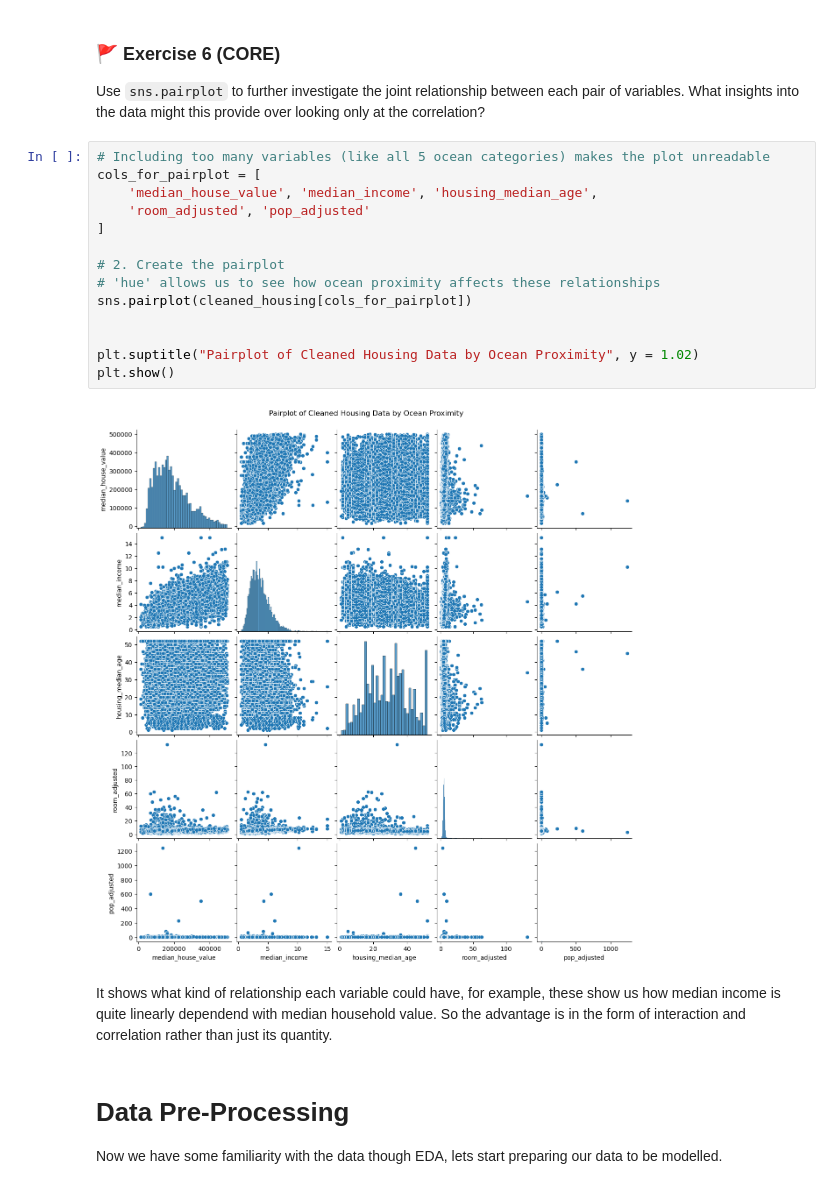
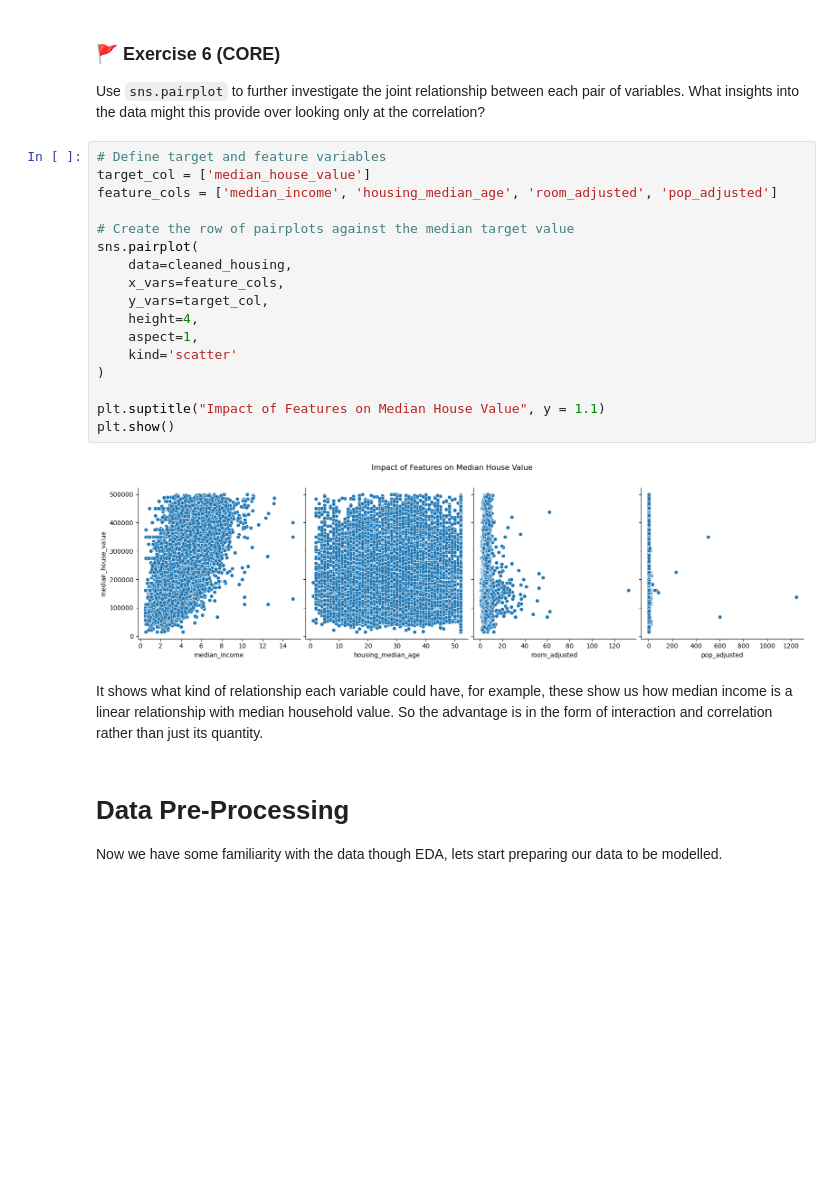
Before and after one commit to aaroparkkinen/MLP_2026_week01, a Jupyter notebook: mlp_week01.ipynb, the cells around one changed output. Saved outputs shown, nothing was run; the diff lists cells and outputs as text; blank space fills up the shorter version.

```diff
--- a/mlp_week01.ipynb
+++ b/mlp_week01.ipynb
@@ -372,23 +372,26 @@ Finally, removing noise is important and for example, the variable Island having
 
 Use `sns.pairplot` to further investigate the joint relationship between each pair of variables. What insights into the data might this provide over looking only at the correlation?
 # %%
-# Including too many variables (like all 5 ocean categories) makes the plot unreadable
-cols_for_pairplot = [
-    'median_house_value', 'median_income', 'housing_median_age',
-    'room_adjusted', 'pop_adjusted'
-]
+# Define target and feature variables
+target_col = ['median_house_value']
+feature_cols = ['median_income', 'housing_median_age', 'room_adjusted', 'pop_adjusted']
 
-# 2. Create the pairplot
-# 'hue' allows us to see how ocean proximity affects these relationships
-sns.pairplot(cleaned_housing[cols_for_pairplot])
+# Create the row of pairplots against the median target value
+sns.pairplot(
+    data=cleaned_housing,
+    x_vars=feature_cols,
+    y_vars=target_col,
+    height=4,
+    aspect=1,
+    kind='scatter'
+)
 
-
-plt.suptitle("Pairplot of Cleaned Housing Data by Ocean Proximity", y = 1.02)
+plt.suptitle("Impact of Features on Median House Value", y = 1.1)
 plt.show()
 # %% [output]
-[figure, old version]
+[figure, new version]
 # %% [markdown]
-It shows what kind of relationship each variable could have, for example, these show us how median income is quite linearly dependend with median household value. So the advantage is in the form of interaction and correlation rather than just its quantity.
+It shows what kind of relationship each variable could have, for example, these show us how median income is a linear relationship with median household value. So the advantage is in the form of interaction and correlation rather than just its quantity.
 # %% [markdown]
 # Data Pre-Processing <a id='prep'></a>
 
```
Also changed, not shown: parts of 11 cells of this notebook.
